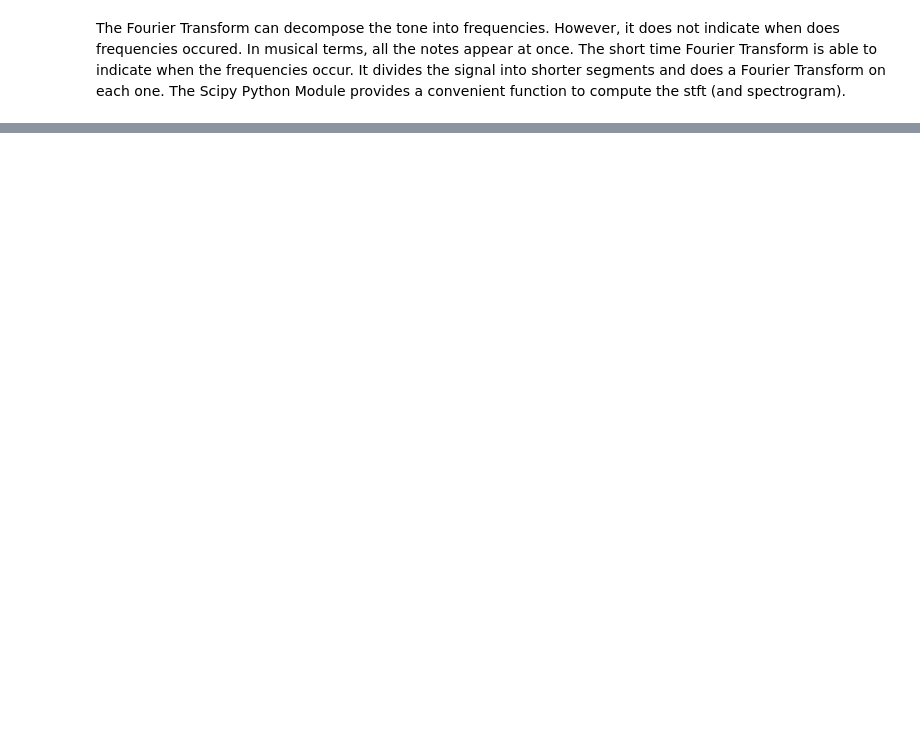
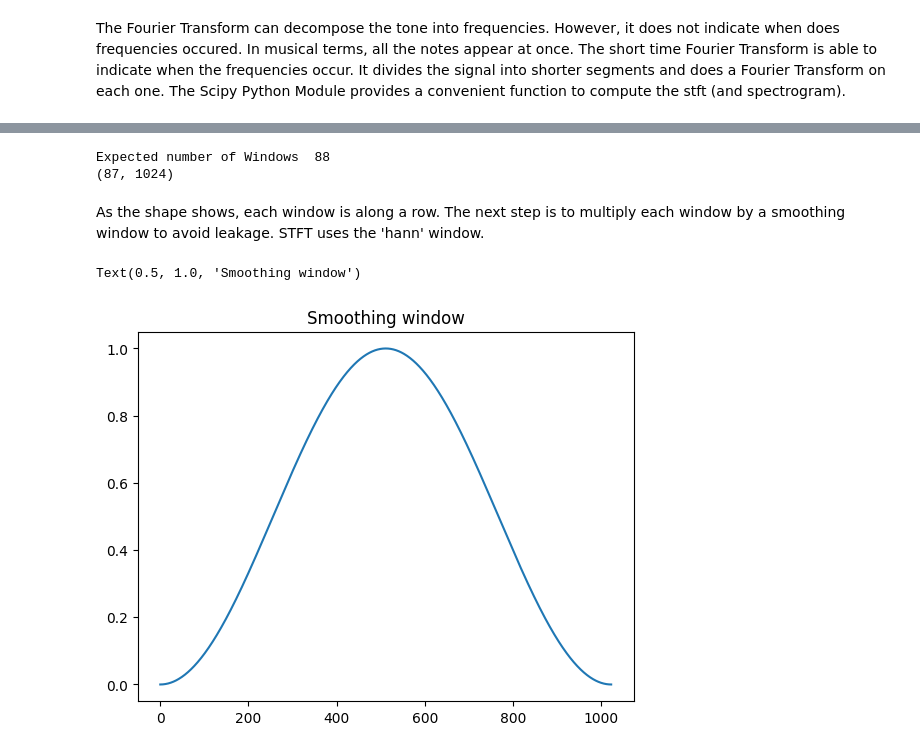
Before and after one commit to czuniga76/TimeFrequency, a Jupyter notebook: stft.ipynb, the cells around one changed output, grey strips where cells are left out. Saved outputs shown, nothing was run; the diff lists cells and outputs as text; code cells hidden in the pictures; blank space fills up the shorter version.

Commit message:
Updated with step by step implementation of stft

```diff
--- a/stft.ipynb
+++ b/stft.ipynb
@@ -35,0 +73,22 @@ Text(0.5, 1.0, 'Spectrogram of piano tone')
+# %%
+# Going back to the piano tone. The default overlap in scipy.signal.stft is 50% of the window size or nperseg//2
+N = len(sig)
+Nw = int(2*N/nperseg) # expected number of windows
+print("Expected number of Windows ",Nw)
+nperseg = 1024
+noverlap = int(nperseg//2)
+
+sigO = sliding_window_view(sig, nperseg)[::noverlap,:]
+print(sigO.shape)
+# %% [output]
+Expected number of Windows  88
+(87, 1024)
+# %% [markdown]
+As the shape shows, each window is along a row. The next step is to multiply each window by a smoothing window to avoid leakage. STFT uses the 'hann' window.
+# %%
+smoothing_window = signal.windows.hann(nperseg)
+plt.plot(smoothing_window)
+plt.title("Smoothing window")
+# %% [output]
+Text(0.5, 1.0, 'Smoothing window')
+[figure, added]
```
Also changed, not shown: parts of 7 cells of this notebook.
